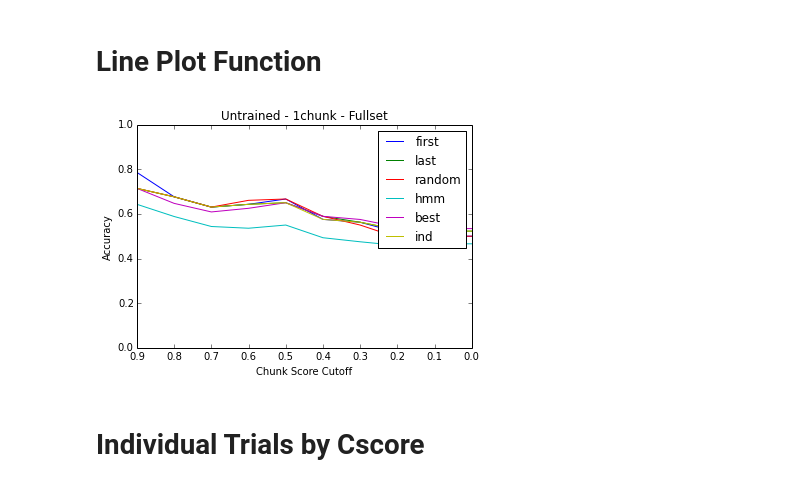
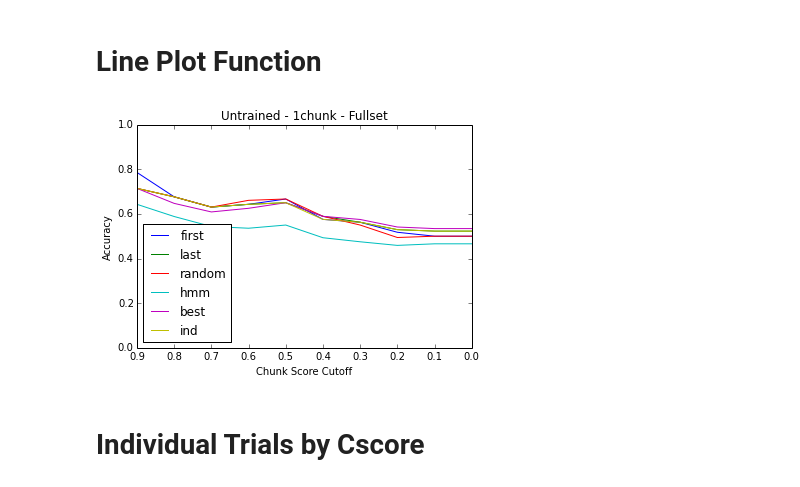
Before and after one commit to jvivian/Helicase-Reread-Project, a Jupyter notebook: Scripts/Results Plotting.ipynb, the cells around one changed output. Cells and saved outputs as stored; diff of their text form; code cells hidden in the pictures.

Commit message:
legend position

```diff
--- a/Scripts/Results Plotting.ipynb
+++ b/Scripts/Results Plotting.ipynb
@@ -47,35 +47,35 @@ def accuracy_by_filter_score( trial_set ):
             x = [ 0.9, 0.8, 0.7, 0.6, 0.5, 0.4, 0.3, 0.2, 0.1, 0.0 ]
 
 
     plt.plot( x, first, label='first' )
     plt.plot( x, last, label='last' )
     plt.plot( x, random, label='random' )
 
     plt.plot( x, hmm, label='hmm' )
     plt.plot( x, best, label='best' )
     plt.plot( x, ind, label='ind' )
 
     plt.title( trial_name.split('_')[0] + ' - ' + trial_name.split('_')[1] \
                 + ' - ' + trial_name.split('_')[2] )
 
     plt.xlabel( 'Chunk Score Cutoff' )
     plt.ylabel( 'Accuracy' )
     plt.ylim( [0,1.0] )
-    plt.legend()
+    plt.legend(loc='lower left')
     plt.gca().invert_xaxis()
     plt.show()
 
 #accuracy_by_filter_score( untrained_1chunk_product )
 #accuracy_by_filter_score( untrained_1chunk_mean )
 #accuracy_by_filter_score( untrained_2chunk_mean )
 
 #accuracy_by_filter_score( trained_1chunk_product )
 #accuracy_by_filter_score( trained_1chunk_mean )
 #accuracy_by_filter_score( trained_2chunk_mean )
 
 accuracy_by_filter_score( untrained_1chunk_fullset )
 # %% [output]
-[figure, old version]
+[figure, new version]
 # %% [markdown]
 # Individual Trials by Cscore
 # %%
```
Also changed, not shown: parts of 2 cells of this notebook.
